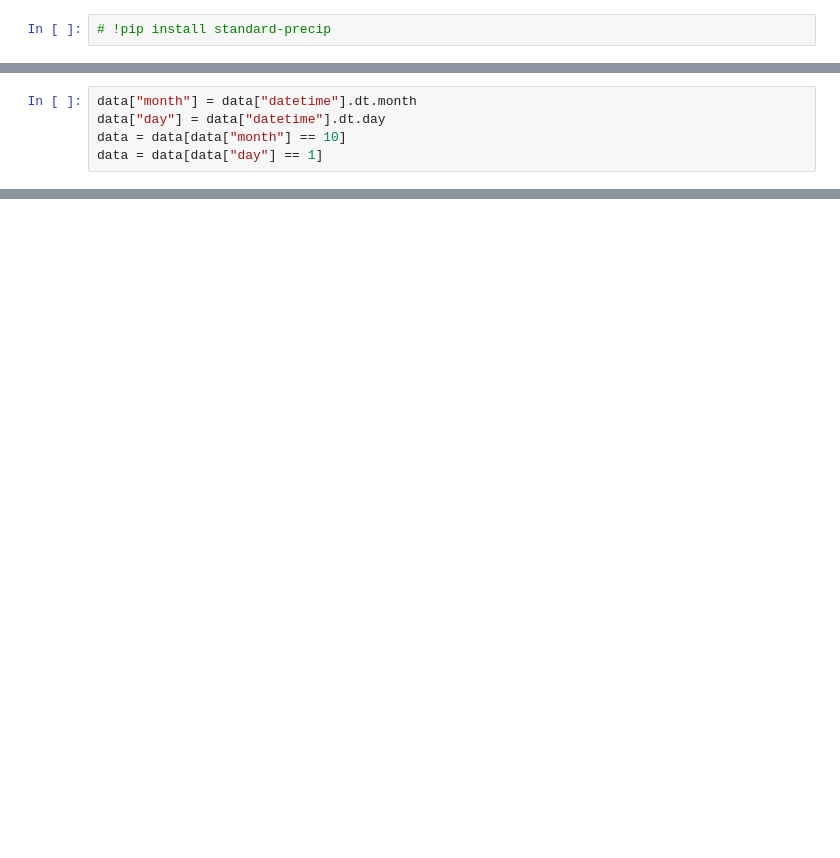
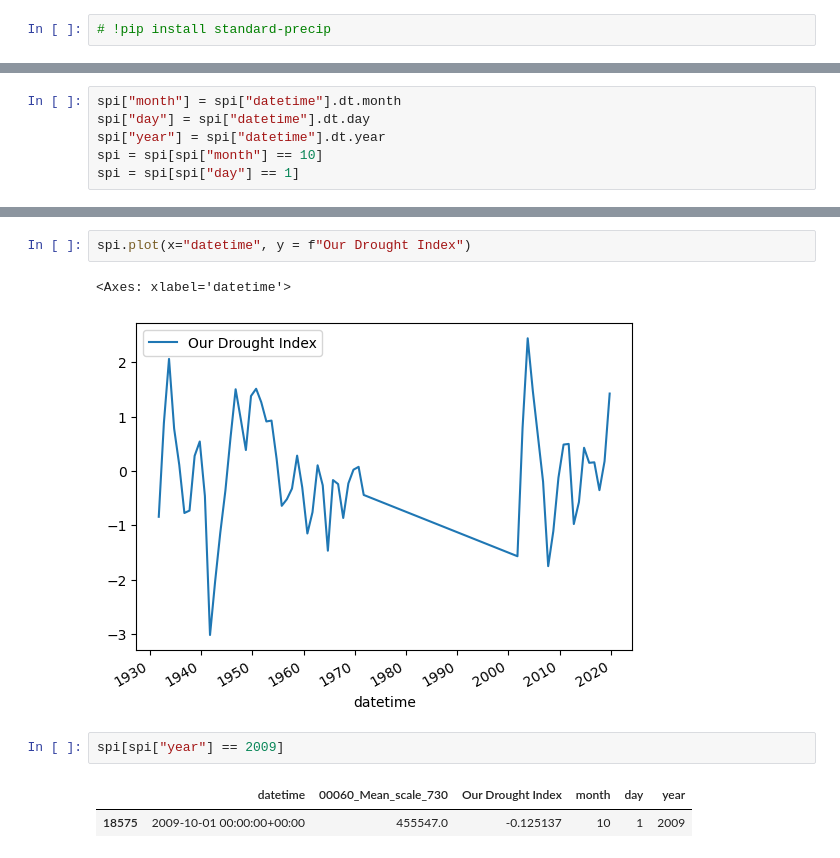
Before and after one commit to westb2/drought_simulations, a Jupyter notebook: stream_gage_drought_calculations.ipynb, the cells around one changed output, grey strips where cells are left out. Saved outputs shown, nothing was run; the diff lists cells and outputs as text; blank space fills up the shorter version.

```diff
--- a/stream_gage_drought_calculations.ipynb
+++ b/stream_gage_drought_calculations.ipynb
@@ -87,5 +112,6 @@ spi.plot(x="datetime", y = f"Our Drought Index")
 # %%
-data["month"] = data["datetime"].dt.month
-data["day"] = data["datetime"].dt.day
-data = data[data["month"] == 10]
-data = data[data["day"] == 1]
+spi["month"] = spi["datetime"].dt.month
+spi["day"] = spi["datetime"].dt.day
+spi["year"] = spi["datetime"].dt.year
+spi = spi[spi["month"] == 10]
+spi = spi[spi["day"] == 1]
@@ -100,0 +118,10 @@ ValueError: Duplicated indices found. Please remove them. For instance by using
+# %%
+spi.plot(x="datetime", y = f"Our Drought Index")
+# %% [output]
+<Axes: xlabel='datetime'>
+[figure, added]
+# %%
+spi[spi["year"] == 2009]
+# %% [output]
+|  | datetime | 00060_Mean_scale_730 | Our Drought Index | month | day | year |
+| 18575 | 2009-10-01 00:00:00+00:00 | 455547.0 | -0.125137 | 10 | 1 | 2009 |
```
Also changed, not shown: parts of 12 cells of this notebook, 2 other files.
